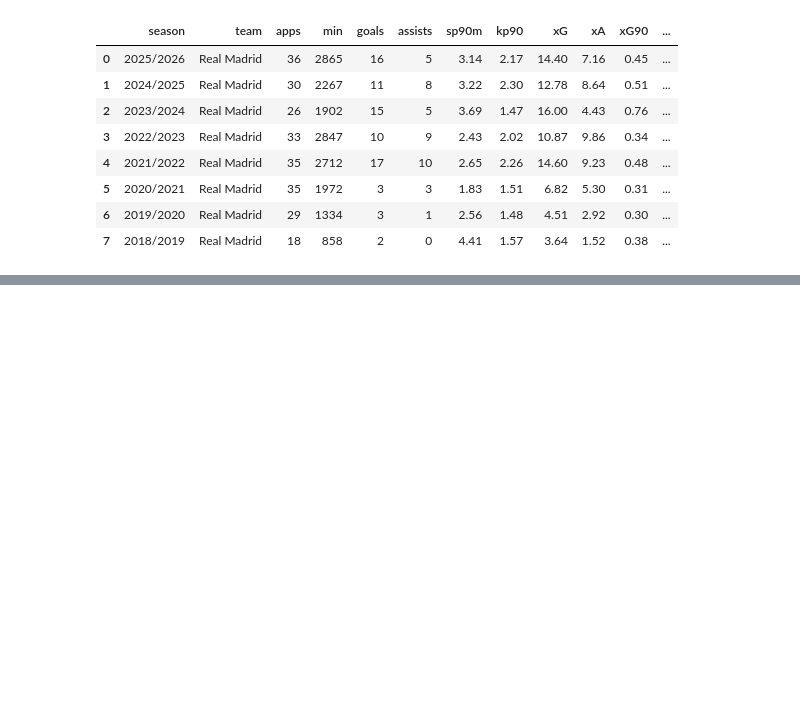
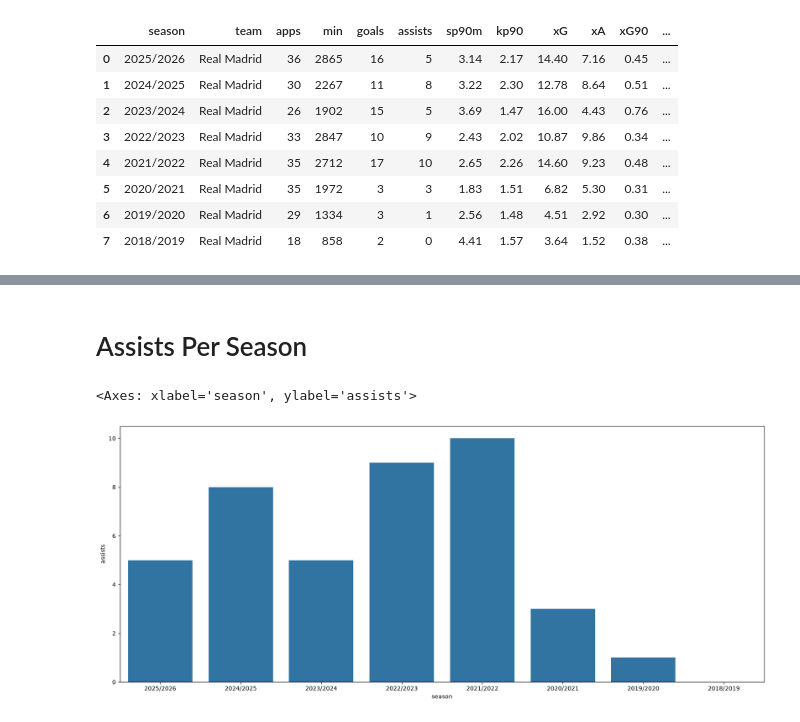
Before and after one commit to ATG0P/Real-Madrid-Analytical-Club, a Jupyter notebook: Vini_jr_laliga_stats.ipynb, the cells around one changed output, grey strips where cells are left out. Cells and saved outputs as stored; diff of their text form; code cells hidden in the pictures; blank space fills up the shorter version.

```diff
--- a/Vini_jr_laliga_stats.ipynb
+++ b/Vini_jr_laliga_stats.ipynb
@@ -111,0 +114,8 @@ sns.barplot(x=df['season'],y=df['goals'])
+# %% [markdown]
+<h1>Assists Per Season
+# %%
+plt.figure(figsize=(20,8))
+sns.barplot(x=df['season'],y=df['assists'])
+# %% [output]
+<Axes: xlabel='season', ylabel='assists'>
+[figure, added]
```
Also changed, not shown: parts of 17 cells of this notebook.
